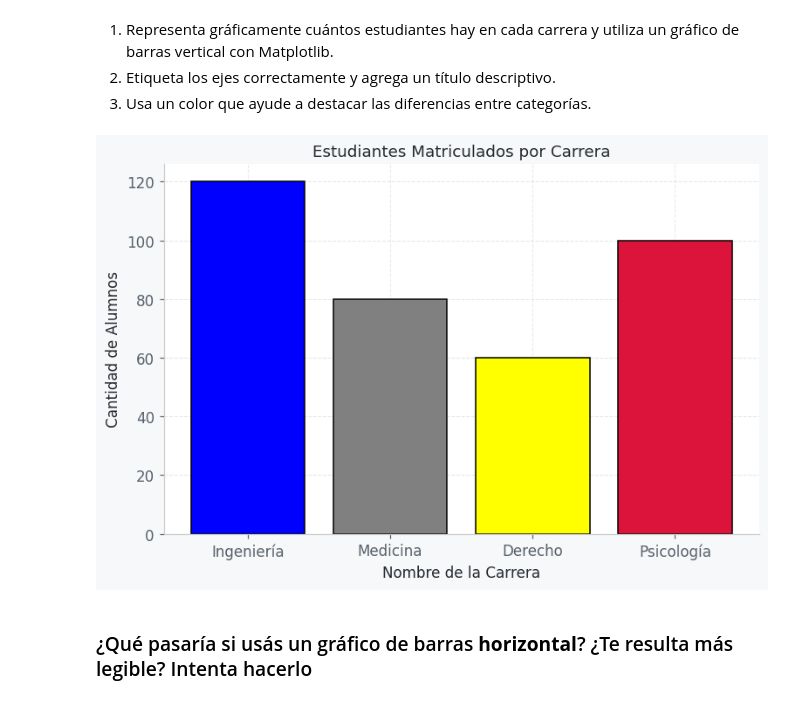
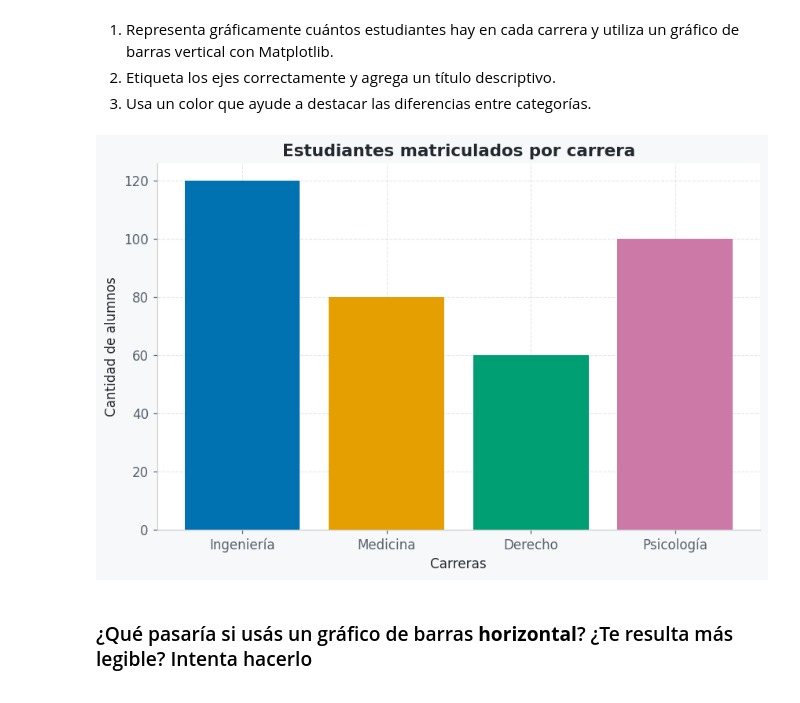
Before and after one commit to Cerco01/visualization-exercises-with-matplot-and-seaborn, a Jupyter notebook: notebook/problems.es.ipynb, the cells around one changed output. Drawn from its saved outputs; the diff is of its cells as text; code cells hidden in the pictures.

```diff
--- a/notebook/problems.es.ipynb
+++ b/notebook/problems.es.ipynb
@@ -136,33 +147,23 @@ df_carreras
 1. Representa gráficamente cuántos estudiantes hay en cada carrera y utiliza un gráfico de barras vertical con Matplotlib.
 2. Etiqueta los ejes correctamente y agrega un título descriptivo.
 3. Usa un color que ayude a destacar las diferencias entre categorías.
-# %%
-# tu codigo
-
-df_carreras = pd.DataFrame({
-    'Carrera': ['Ingeniería', 'Medicina', 'Derecho', 'Psicología'],
-    'Estudiantes': [120, 80, 60, 100],
-    'bar_colors': ['blue', 'grey', 'yellow', 'crimson']
-})
-
-bar_colors = ['blue', 'grey', 'yellow', 'crimson']
-
-
-# Gráfico usando las columnas del DataFrame
-plt.figure(figsize=(8, 5))
-plt.bar(df_carreras['Carrera'], df_carreras['Estudiantes'], color=df_carreras['bar_colors'], edgecolor='black')
-
-# Personalización
-plt.title('Estudiantes Matriculados por Carrera', fontsize=12, fontweight='light')
-plt.xlabel('Nombre de la Carrera')
-plt.ylabel('Cantidad de Alumnos')
-
-# Añadir una rejilla horizontal para ver mejor los valores
-plt.grid(axis='x', linestyle='--', alpha=0.5)
-
-# 4. Mostrar el gráfico
-plt.show()
-# %% [output]
-[figure, removed]
+# %%
+# 1 - Representamos gráficamente cuántos estudiantes hay en cada carrera con Matplotlib.
+plt.bar(df_carreras['Carrera'], df_carreras['Estudiantes'], color=df_carreras['Colores'])
+
+
+# 2 - Etiquetamos los ejes y el título de manera descriptiva.
+plt.title('Estudiantes matriculados por carrera')
+plt.xlabel('Carreras')
+plt.ylabel('Cantidad de alumnos')
+
+
+# 3 - Usar un color para cada categoría.
+# Primero he metido en el 'DataFrame' la clave 'Colores' con la lista de 4 para llamoorlos luego desde 'plt.bar(color=df_carreras['Colores'])'.
+
+# Mostramos el gráfico.
+plt.show()
+# %% [output]
+[figure, added]
 # %% [markdown]
 ### ¿Qué pasaría si usás un gráfico de barras **horizontal**? ¿Te resulta más legible? Intenta hacerlo
```
Also changed, not shown: parts of 11 cells of this notebook.
